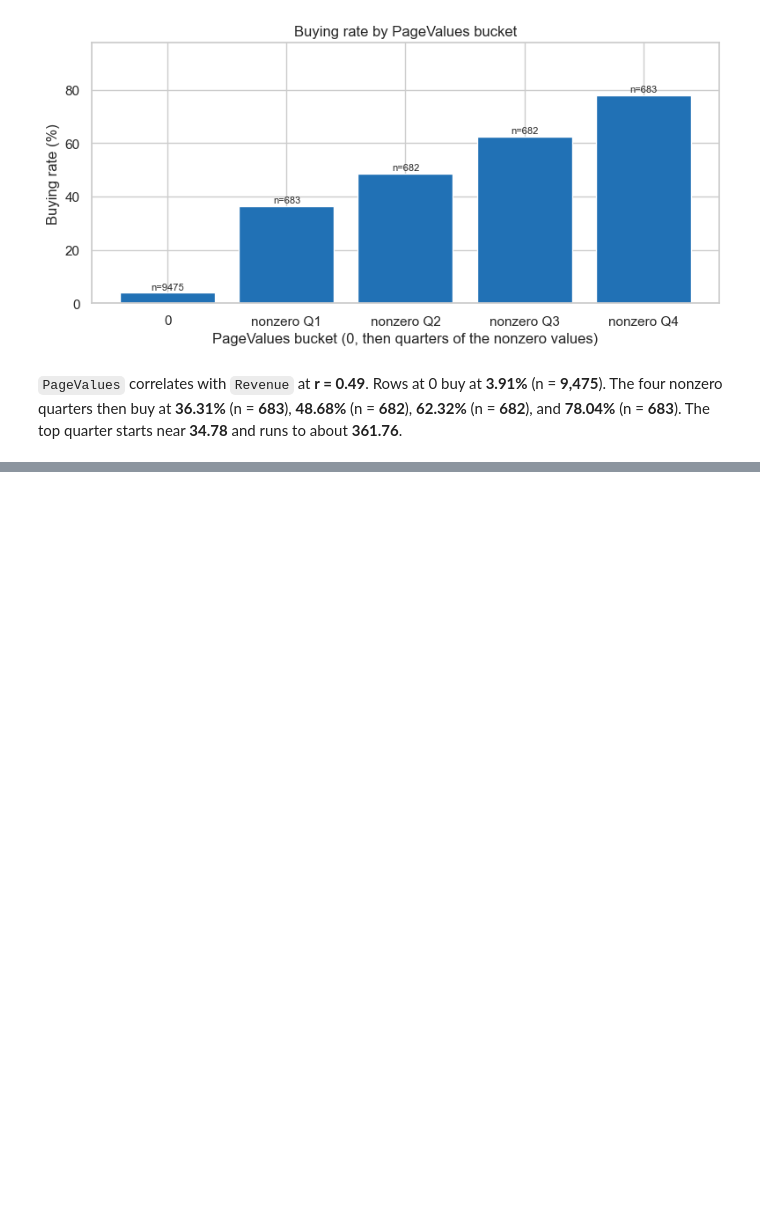
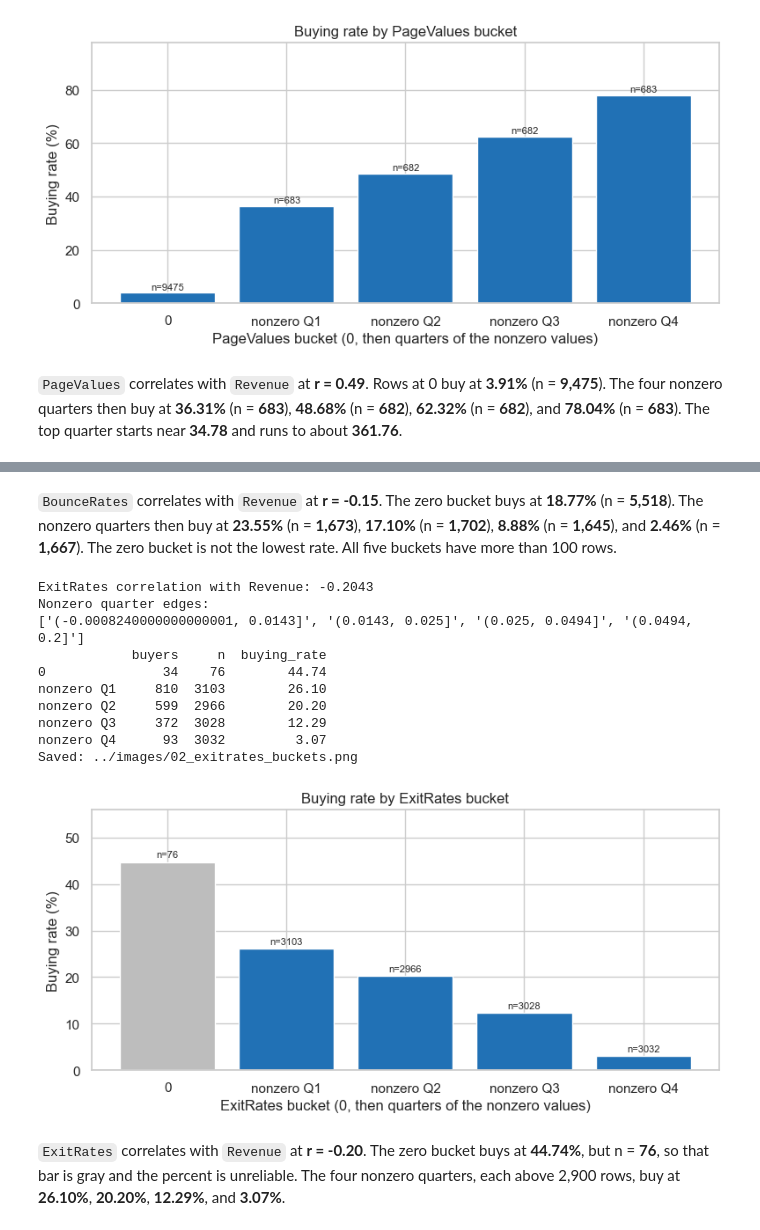
Before and after one commit to ghayasshahid/BuyerBehaviorPrediction, a Jupyter notebook: notebooks/02_eda.ipynb, the cells around one changed output, grey strips where cells are left out. Drawn from its saved outputs; the diff is of its cells as text; code cells hidden in the pictures; blank space fills up the shorter version.

```diff
--- a/notebooks/02_eda.ipynb
+++ b/notebooks/02_eda.ipynb
@@ -712,0 +727,18 @@ Saved: ../images/02_pagevalues_buckets.png
+# %% [markdown]
+`BounceRates` correlates with `Revenue` at **r = -0.15**. The zero bucket buys at **18.77%** (n = **5,518**). The nonzero quarters then buy at **23.55%** (n = **1,673**), **17.10%** (n = **1,702**), **8.88%** (n = **1,645**), and **2.46%** (n = **1,667**). The zero bucket is not the lowest rate. All five buckets have more than 100 rows.
+# %%
+exit_corr, exit_buckets = bucket_buying_rate(df, "ExitRates", "exitrates_buckets")
+# %% [output]
+ExitRates correlation with Revenue: -0.2043
+Nonzero quarter edges:
+['(-0.0008240000000000001, 0.0143]', '(0.0143, 0.025]', '(0.025, 0.0494]', '(0.0494, 0.2]']
+            buyers     n  buying_rate
+0               34    76        44.74
+nonzero Q1     810  3103        26.10
+nonzero Q2     599  2966        20.20
+nonzero Q3     372  3028        12.29
+nonzero Q4      93  3032         3.07
+Saved: ../images/02_exitrates_buckets.png
+[figure, added]
+# %% [markdown]
+`ExitRates` correlates with `Revenue` at **r = -0.20**. The zero bucket buys at **44.74%**, but n = **76**, so that bar is gray and the percent is unreliable. The four nonzero quarters, each above 2,900 rows, buy at **26.10%**, **20.20%**, **12.29%**, and **3.07%**.
```
Also changed, not shown: parts of 2 cells of this notebook, 2 other files.
